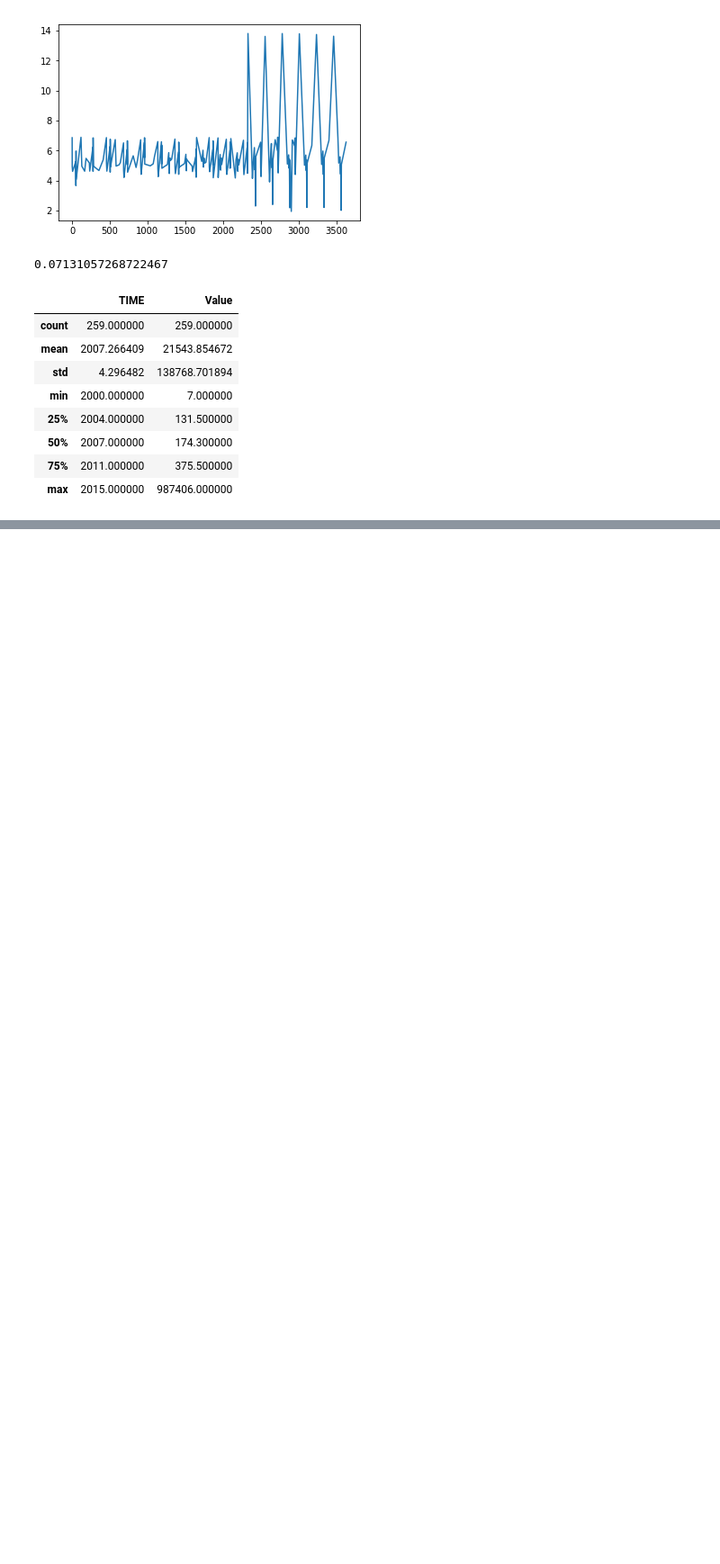
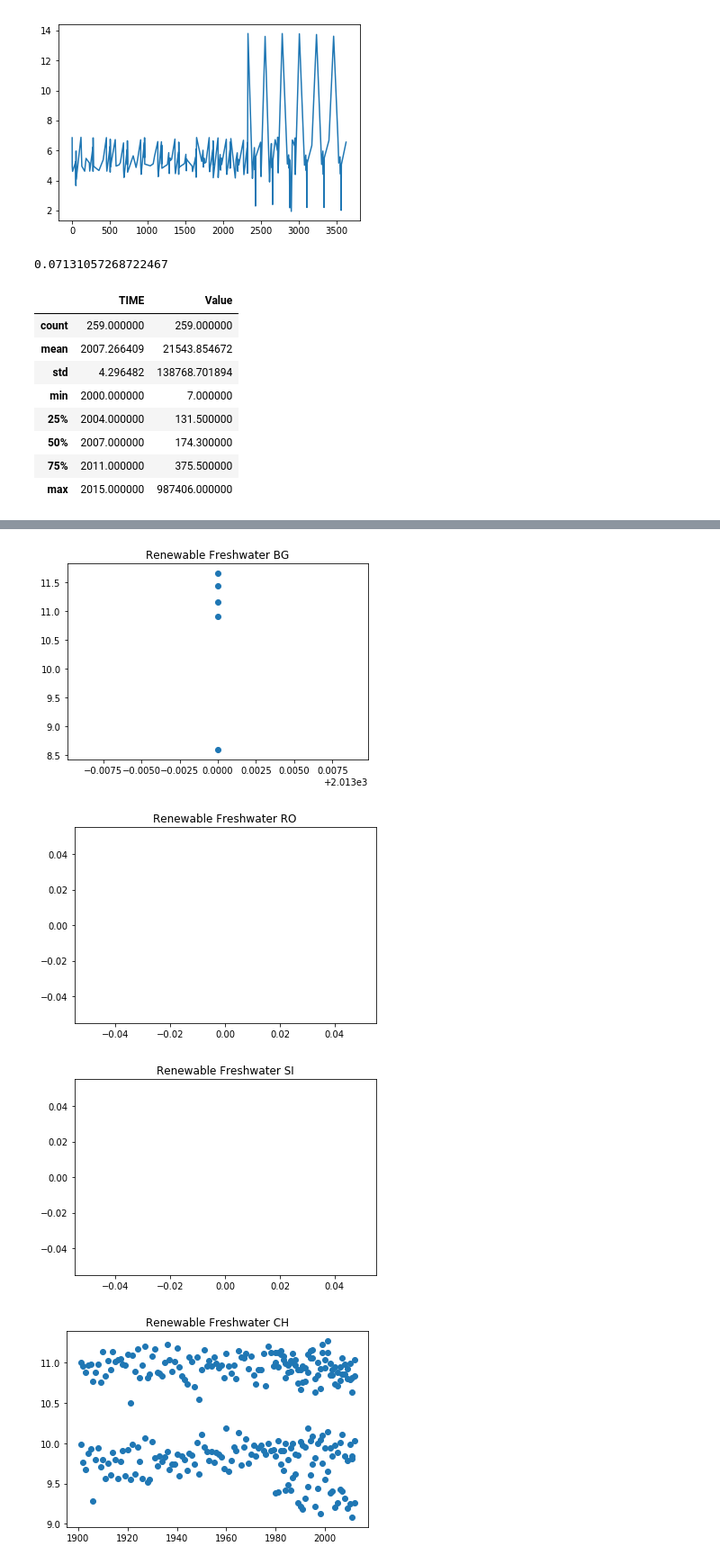
Before and after one commit to ekaterinailin/dustycrocodile, a Jupyter notebook: data_quality_thomas.ipynb, the cells around one changed output, grey strips where cells are left out. Shown: that part at 90% size. Saved outputs shown, nothing was run; the diff lists cells and outputs as text; code cells hidden in the pictures; blank space fills up the shorter version.

```diff
--- a/data_quality_thomas.ipynb
+++ b/data_quality_thomas.ipynb
@@ -27,0 +72,14 @@ data_clean.describe()
+# %%
+dataRenewable = pd.read_csv('./WISE3/RenewableFreshwater_danube.csv')
+dataRenewable.phenomenonTimePeriod = dataRenewable.phenomenonTimePeriod.apply(pd.to_numeric,errors='coerce')
+dataRenewable_clean =dataRenewable.query('resultObservedVolume>0')#&phenomenonTimePeriod==2010')
+for country in ['BG', 'RO', 'SI', 'CH', 'RS', 'CZ', 'DE', 'HR', 'AT', 'SK']:
+    dataRenewable_country = dataRenewable_clean[dataRenewable_clean['spatialUnitIdentifier']==country]
+    plt.scatter(dataRenewable_country.phenomenonTimePeriod,np.log(dataRenewable_country.resultObservedVolume))
+    plt.title('Renewable Freshwater '+country)
+    plt.show()
+# %% [output]
+[figure, added]
+[figure, added]
+[figure, added]
+[figure, added]
```
Also changed, not shown: parts of 7 cells of this notebook.
